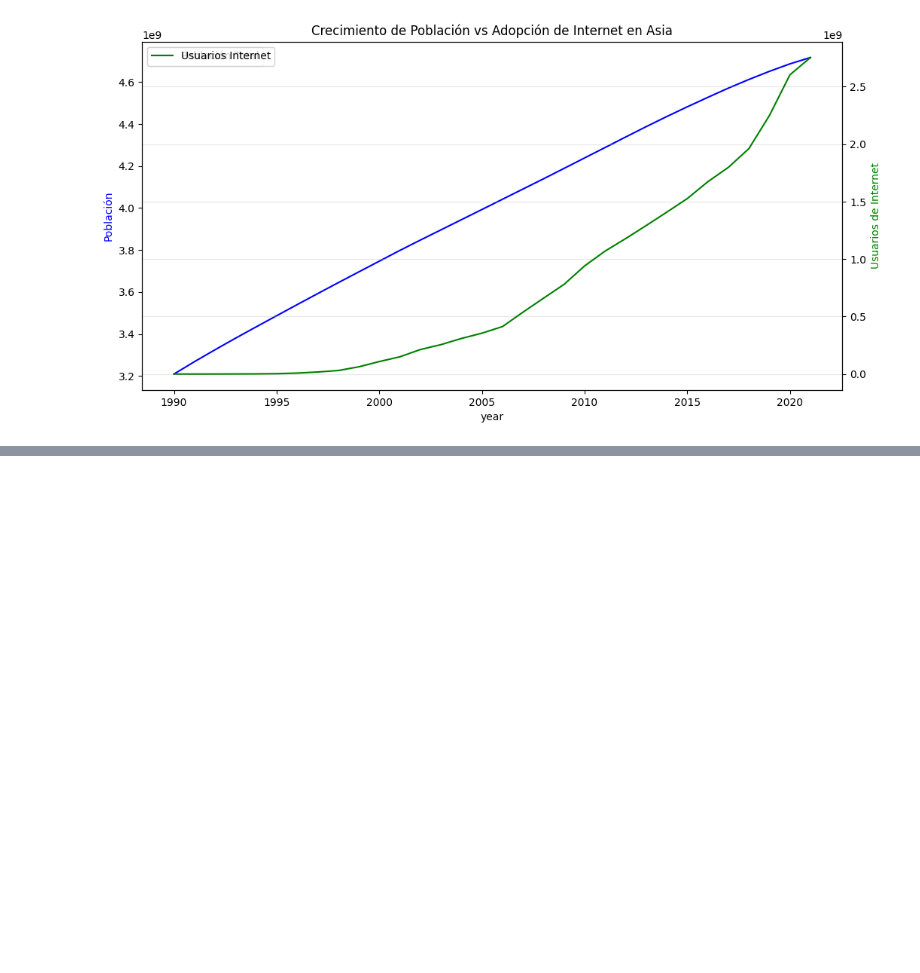
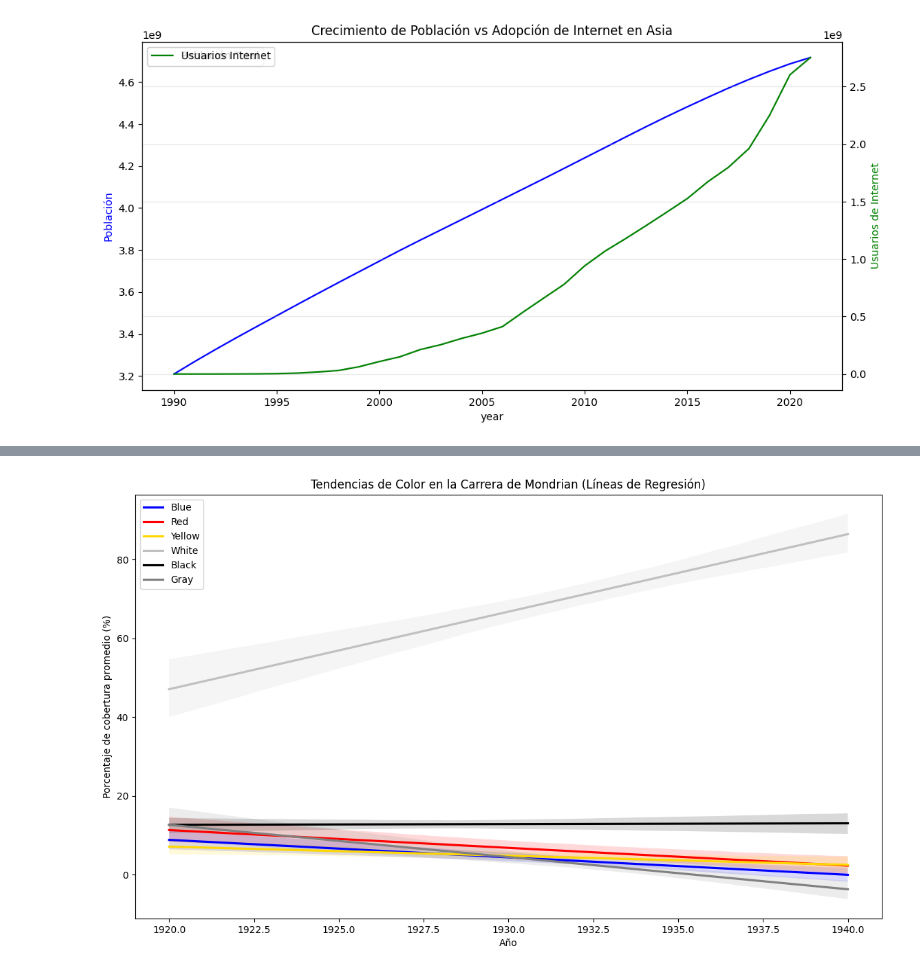
Before and after one commit to MartinezOrtizEduardoAntonio/mineria_de_datos, a Jupyter notebook: untitled1.ipynb, the cells around one changed output, grey strips where cells are left out. Cells and saved outputs as stored; diff of their text form; code cells hidden in the pictures; blank space fills up the shorter version.

```diff
--- a/untitled1.ipynb
+++ b/untitled1.ipynb
@@ -774,0 +810,6 @@ plt.show()
+# %%
+import pandas as pd
+pd.options.display.max_rows = 10
+
+features = pd.read_csv('mondrian-painting-features.csv')
+features
@@ -774,0 +906,18 @@ plt.show()
+# %%
+colores = ['blue', 'red', 'yellow', 'white', 'black', 'gray']
+colores_hex = {'blue': 'blue', 'red': 'red', 'yellow': 'gold', 'white': 'silver', 'black': 'black', 'gray': 'gray'}
+
+plt.figure(figsize=(14, 8))
+
+for col in colores:
+    temp_df = get_color_percentage(col)
+    # Graficamos la línea de tendencia
+    sns.regplot(data=temp_df, x='year', y=f'pct_{col}', scatter=False, label=col.capitalize(), color=colores_hex[col])
+
+plt.title('Tendencias de Color en la Carrera de Mondrian (Líneas de Regresión)')
+plt.xlabel('Año')
+plt.ylabel('Porcentaje de cobertura promedio (%)')
+plt.legend()
+plt.show()
+# %% [output]
+[figure, added]
```
Also changed, not shown: parts of 10 cells of this notebook.
